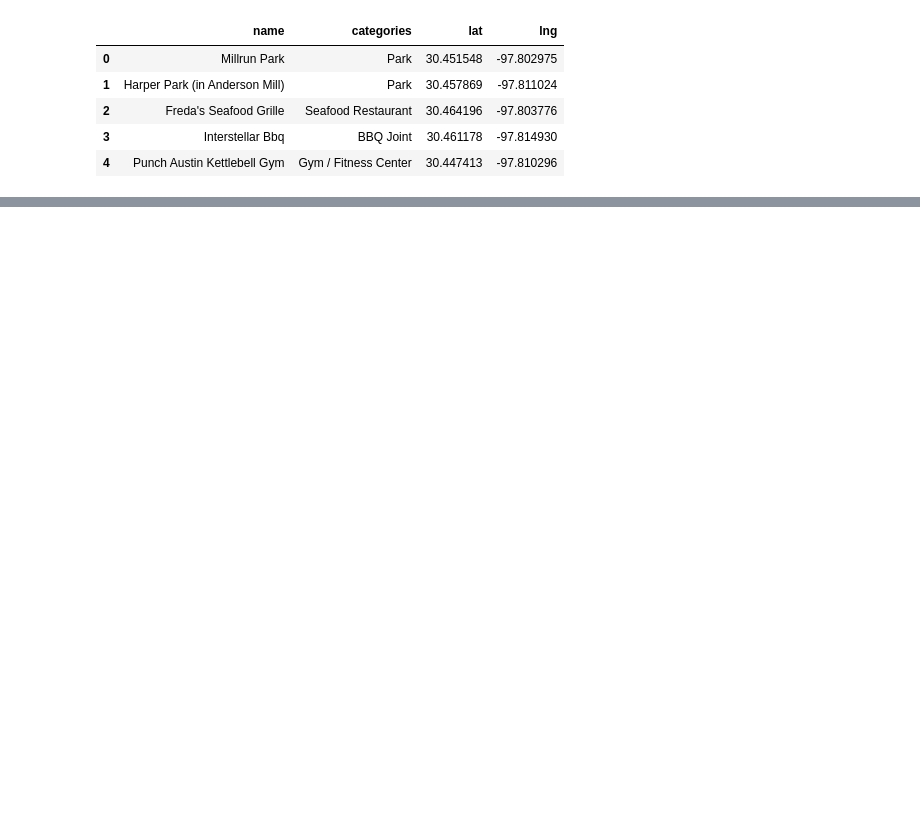
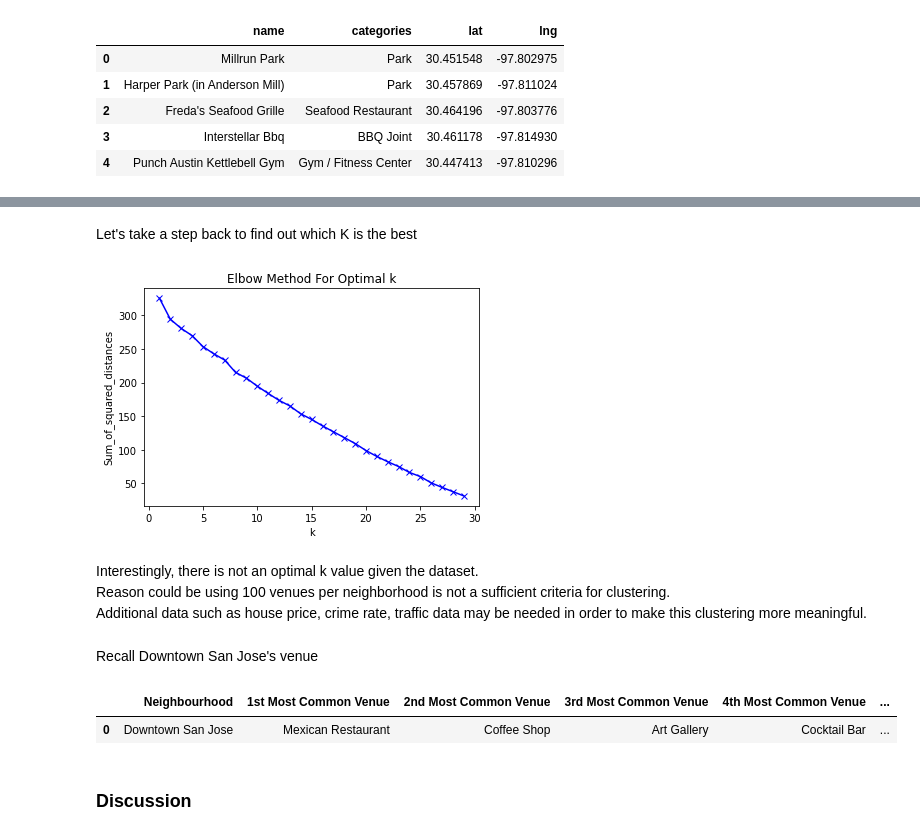
Before and after one commit to tszkennyfung/Coursera_Capstone, a Jupyter notebook: Joining California's Mass Exodus.ipynb, the cells around one changed output, grey strips where cells are left out. Drawn from its saved outputs; the diff is of its cells as text; code cells hidden in the pictures; blank space fills up the shorter version.

```diff
--- a/Joining California's Mass Exodus.ipynb
+++ b/Joining California's Mass Exodus.ipynb
@@ -341,0 +582,11 @@ Other neighborhoods in Austin will perform the same action, clusting will be add
+# %%
+austin_onehot = pd.get_dummies(austin_venues_filtered[['Venue Category']], prefix="", prefix_sep="")
+
+# add neighborhood column back to dataframe
+austin_onehot['Neighbourhood'] = austin_venues_filtered['Neighbourhood']
+
+# move neighborhood column to the first column
+fixed_columns = [austin_onehot.columns[-1]] + list(austin_onehot.columns[:-1])
+austin_onehot = austin_onehot[fixed_columns]
+
+austin_onehot.head()
@@ -341,0 +604,2 @@ Other neighborhoods in Austin will perform the same action, clusting will be add
+# %%
+austin_grouped = austin_onehot.groupby('Neighbourhood').mean().reset_index()
@@ -341,0 +846,53 @@ Other neighborhoods in Austin will perform the same action, clusting will be add
+# %% [markdown]
+Let's take a step back to find out which K is the best
+# %%
+mms = MinMaxScaler()
+mms.fit(austin_grouped.drop(columns=['Neighbourhood']))
+austin_data_transformed = mms.transform(austin_grouped.drop(columns=['Neighbourhood']))
+# %%
+Sum_of_squared_distances = []
+K = range(1,30)
+for k in K:
+    km = KMeans(n_clusters=k)
+    km = km.fit(austin_data_transformed)
+    Sum_of_squared_distances.append(km.inertia_)
+# %%
+plt.plot(K, Sum_of_squared_distances, 'bx-')
+plt.xlabel('k')
+plt.ylabel('Sum_of_squared_distances')
+plt.title('Elbow Method For Optimal k')
+plt.show()
+# %% [output]
+[figure, added]
+# %% [markdown]
+Interestingly, there is not an optimal k value given the dataset. <br>
+Reason could be using 100 venues per neighborhood is not a sufficient criteria for clustering. <br>
+Additional data such as house price, crime rate, traffic data may be needed in order to make this clustering more meaningful.
+# %% [markdown]
+Recall Downtown San Jose's venue
+# %%
+num_top_venues = 10
+
+indicators = ['st', 'nd', 'rd']
+
+# create columns according to number of top venues
+columns = ['Neighbourhood']
+for ind in np.arange(num_top_venues):
+    try:
+        columns.append('{}{} Most Common Venue'.format(ind+1, indicators[ind]))
+    except:
+        columns.append('{}th Most Common Venue'.format(ind+1))
+
+# create a new dataframe
+dt_sj_venues_sorted = pd.DataFrame(columns=columns)
+dt_sj_venues_sorted['Neighbourhood'] = dt_sj_grouped['Neighbourhood']
+
+for ind in np.arange(dt_sj_grouped.shape[0]):
+    dt_sj_venues_sorted.iloc[ind, 1:] = return_most_common_venues(dt_sj_grouped.iloc[ind, :], num_top_venues)
+
+dt_sj_venues_sorted.head()
+# %% [output]
+|  | Neighbourhood | 1st Most Common Venue | 2nd Most Common Venue | 3rd Most Common Venue | 4th Most Common Venue | ... |
+| 0 | Downtown San Jose | Mexican Restaurant | Coffee Shop | Art Gallery | Cocktail Bar | ... |
+# %% [markdown]
+### Discussion
```
Also changed, not shown: parts of 65 cells of this notebook.
